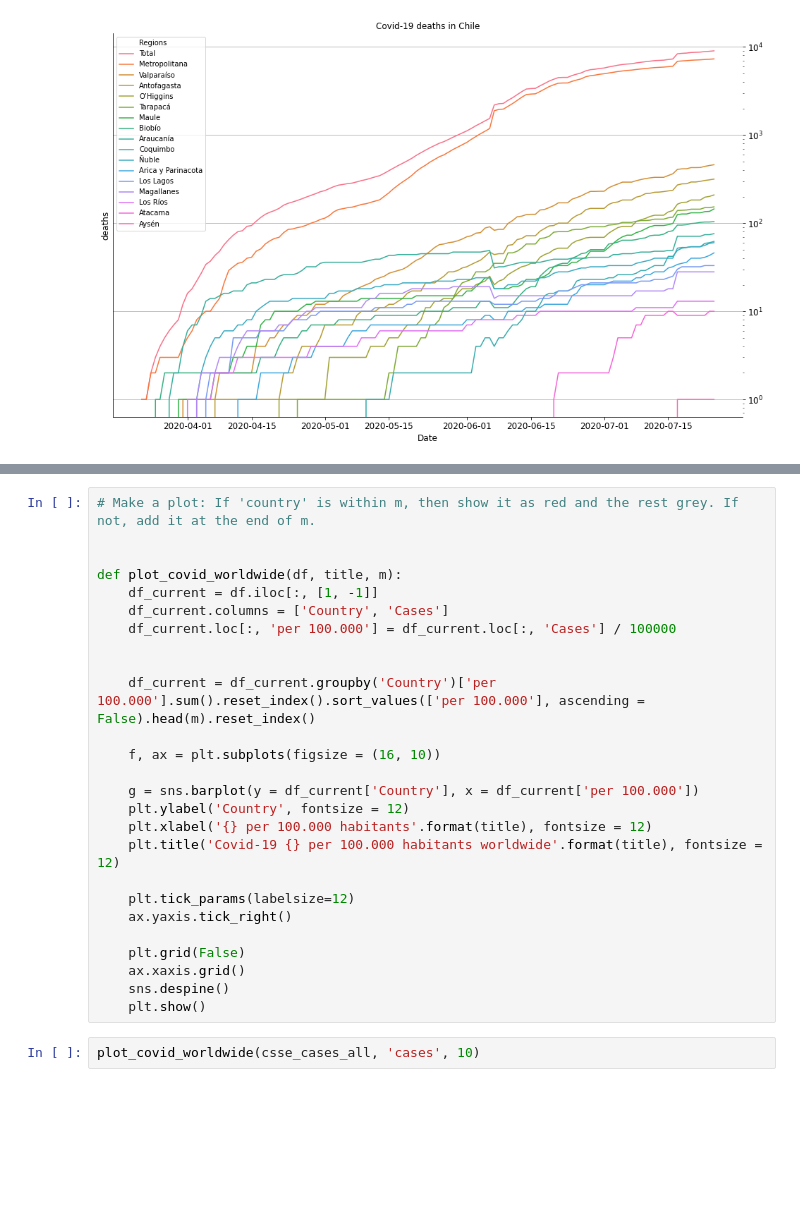
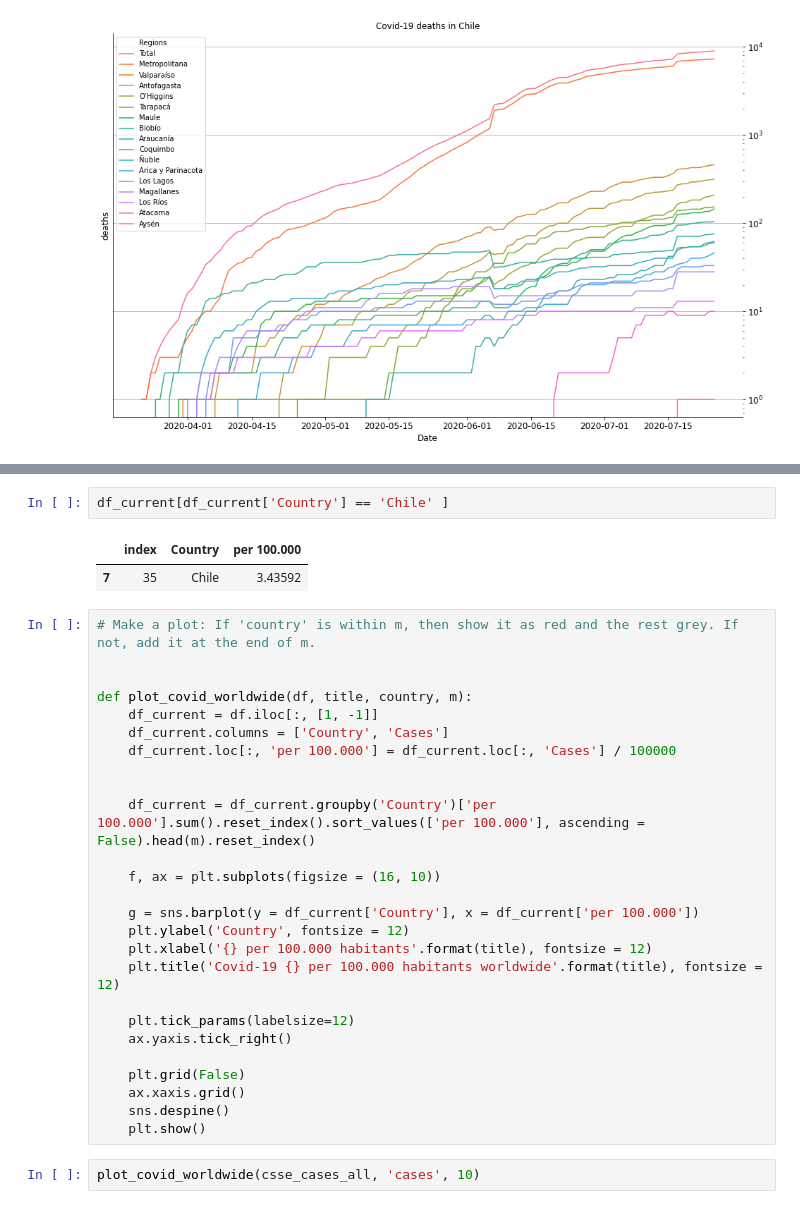
Before and after one commit to muellermax/Chile-Capstone, a Jupyter notebook: Chile Capstone.ipynb, the cells around one changed output, grey strips where cells are left out. Saved outputs shown, nothing was run; the diff lists cells and outputs as text; blank space fills up the shorter version.

```diff
--- a/Chile Capstone.ipynb
+++ b/Chile Capstone.ipynb
@@ -127,8 +211,13 @@ timeline_plot(deaths_regions, 'deaths')
+# %%
+df_current[df_current['Country'] == 'Chile' ]
+# %% [output]
+|  | index | Country | per 100.000 |
+| 7 | 35 | Chile | 3.43592 |
 # %%
 # Make a plot: If 'country' is within m, then show it as red and the rest grey. If not, add it at the end of m.
 
 
-def plot_covid_worldwide(df, title, m):
+def plot_covid_worldwide(df, title, country, m):
     df_current = df.iloc[:, [1, -1]]
     df_current.columns = ['Country', 'Cases']
     df_current.loc[:, 'per 100.000'] = df_current.loc[:, 'Cases'] / 100000
```
Also changed, not shown: parts of 4 cells of this notebook.
